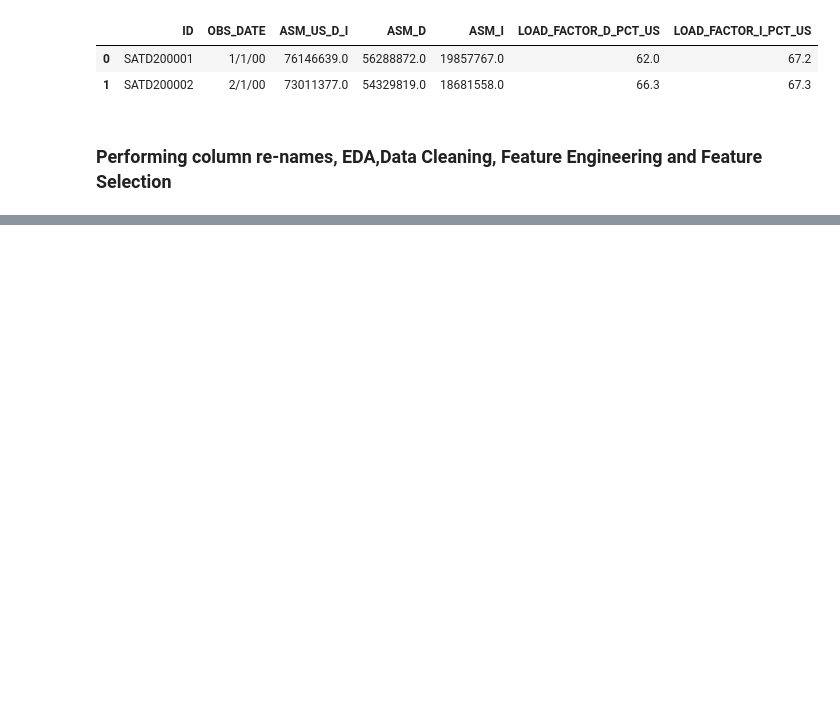
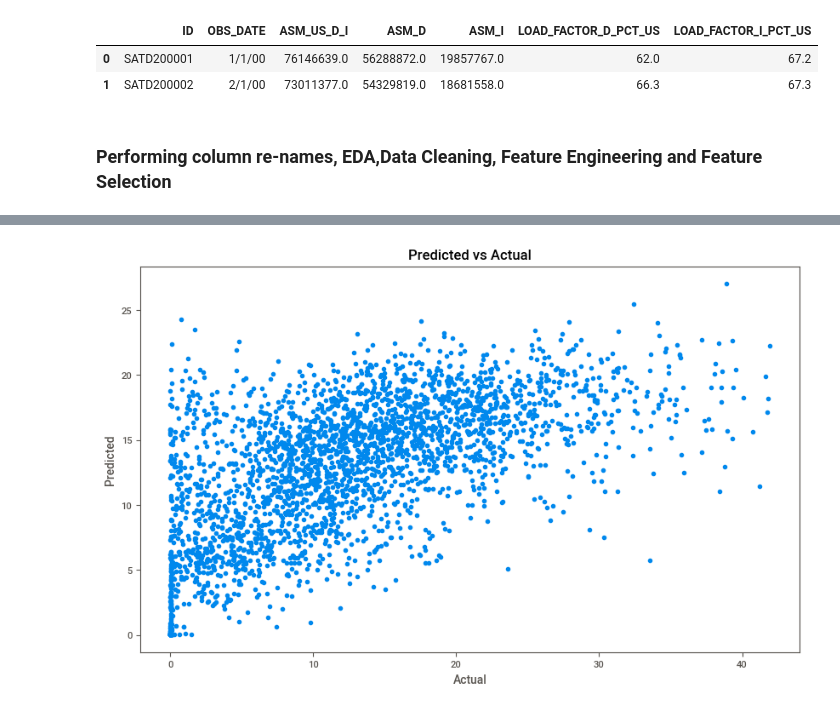
Before and after one commit to vulkenree/Machine-Learning-Projects, a Jupyter notebook: flight_usage_prediction/flight_usage_all_features.ipynb, the cells around one changed output, grey strips where cells are left out. Saved outputs shown, nothing was run; the diff lists cells and outputs as text; code cells hidden in the pictures; blank space fills up the shorter version.

```diff
--- a/flight_usage_prediction/flight_usage_all_features.ipynb
+++ b/flight_usage_prediction/flight_usage_all_features.ipynb
@@ -370,0 +357,10 @@ plt.show()
+# %%
+# Plot the predicted vs actual values
+plt.figure(figsize=(10, 6))
+plt.title("Predicted vs Actual")
+plt.scatter(y_test, y_pred)
+plt.xlabel("Actual")
+plt.ylabel("Predicted")
+plt.show()
+# %% [output]
+[figure, added]
```
Also changed, not shown: parts of 11 cells of this notebook, 2 other files.
